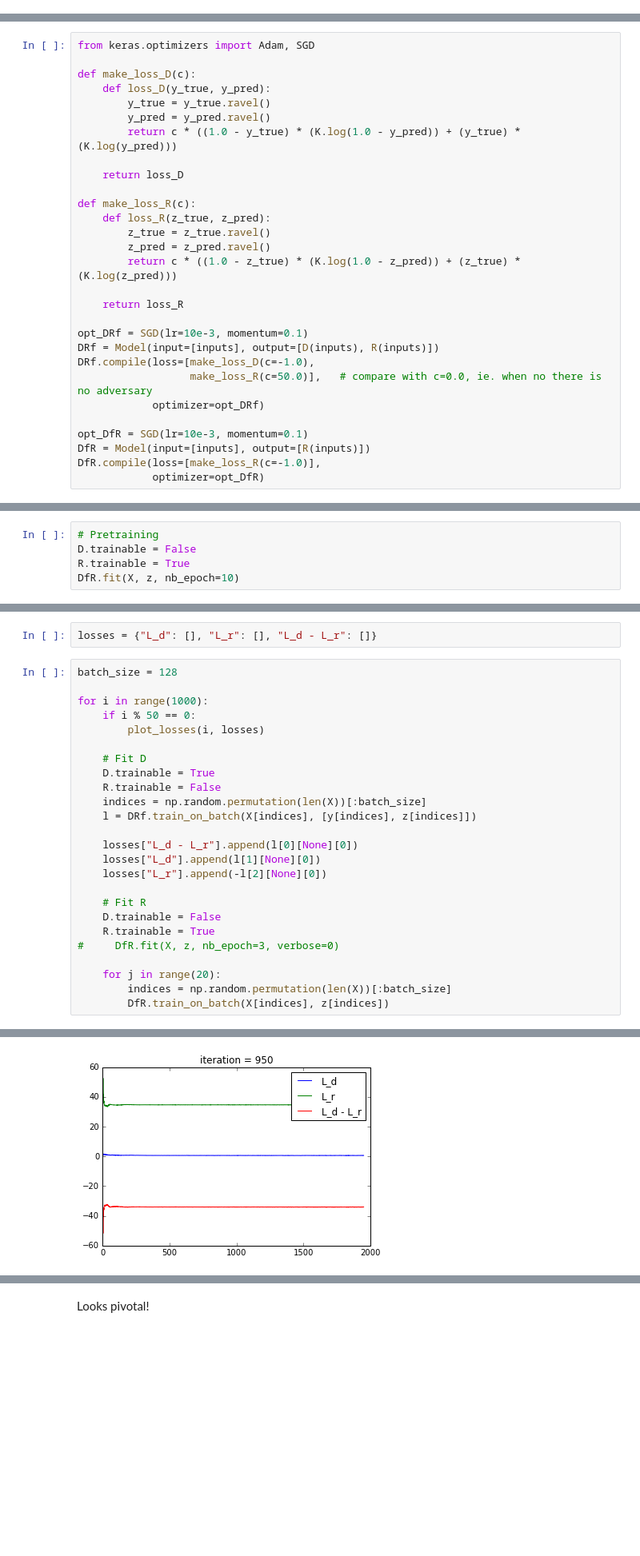
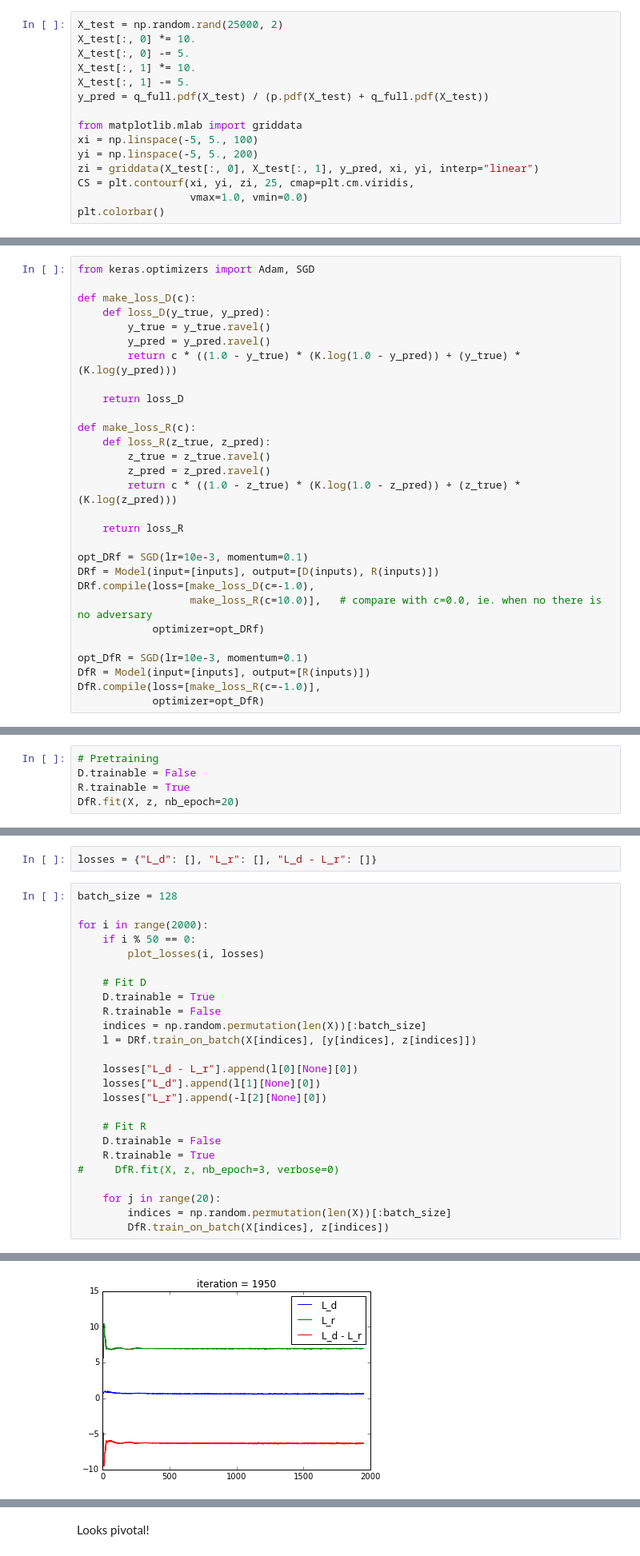
Before and after one commit to glouppe/paper-learning-to-pivot, a Jupyter notebook: code/Adversarial training against systematic uncertainties.ipynb, the cells around one changed output, grey strips where cells are left out. Shown at 80% size. Saved outputs shown, nothing was run; the diff lists cells and outputs as text; blank space fills up the shorter version.

```diff
--- a/code/Adversarial training against systematic uncertainties.ipynb
+++ b/code/Adversarial training against systematic uncertainties.ipynb
@@ -67,0 +68,15 @@ plt.show()
+# %%
+X_test = np.random.rand(25000, 2)
+X_test[:, 0] *= 10.
+X_test[:, 0] -= 5.
+X_test[:, 1] *= 10.
+X_test[:, 1] -= 5.
+y_pred = q_full.pdf(X_test) / (p.pdf(X_test) + q_full.pdf(X_test))
+
+from matplotlib.mlab import griddata
+xi = np.linspace(-5, 5., 100)
+yi = np.linspace(-5, 5., 200)
+zi = griddata(X_test[:, 0], X_test[:, 1], y_pred, xi, yi, interp="linear")
+CS = plt.contourf(xi, yi, zi, 25, cmap=plt.cm.viridis,
+                  vmax=1.0, vmin=0.0)
+plt.colorbar()
@@ -129,7 +156,7 @@ def make_loss_R(c):
 opt_DRf = SGD(lr=10e-3, momentum=0.1)
 DRf = Model(input=[inputs], output=[D(inputs), R(inputs)])
 DRf.compile(loss=[make_loss_D(c=-1.0),
-                  make_loss_R(c=50.0)],   # compare with c=0.0, ie. when no there is no adversary
+                  make_loss_R(c=10.0)],   # compare with c=0.0, ie. when no there is no adversary
             optimizer=opt_DRf)
 
 opt_DfR = SGD(lr=10e-3, momentum=0.1)
@@ -180,5 +207,5 @@ array([[ 0.47217909],
 # Pretraining
 D.trainable = False
 R.trainable = True
-DfR.fit(X, z, nb_epoch=10)
+DfR.fit(X, z, nb_epoch=20)
 # %% [output]
@@ -222,31 +246,31 @@ losses = {"L_d": [], "L_r": [], "L_d - L_r": []}
 # %%
 batch_size = 128
 
-for i in range(1000):
+for i in range(2000):
     if i % 50 == 0:
         plot_losses(i, losses)
 
     # Fit D
     D.trainable = True
     R.trainable = False
     indices = np.random.permutation(len(X))[:batch_size]
     l = DRf.train_on_batch(X[indices], [y[indices], z[indices]])
 
     losses["L_d - L_r"].append(l[0][None][0])
     losses["L_d"].append(l[1][None][0])
     losses["L_r"].append(-l[2][None][0])
 
     # Fit R
     D.trainable = False
     R.trainable = True
 #     DfR.fit(X, z, nb_epoch=3, verbose=0)
 
     for j in range(20):
         indices = np.random.permutation(len(X))[:batch_size]
         DfR.train_on_batch(X[indices], z[indices])
 # %% [output]
 <matplotlib.figure.Figure at 0x...>
-[figure, old version]
+[figure, new version]
 # %%
 plt.hist(1. - D.predict(X0), bins=50, normed=1, histtype="step", label="z=0")
 plt.hist(1. - D.predict(X1), bins=50, normed=1, histtype="step", label="z=1")
```
Also changed, not shown: parts of 15 cells of this notebook, 1 other file.
